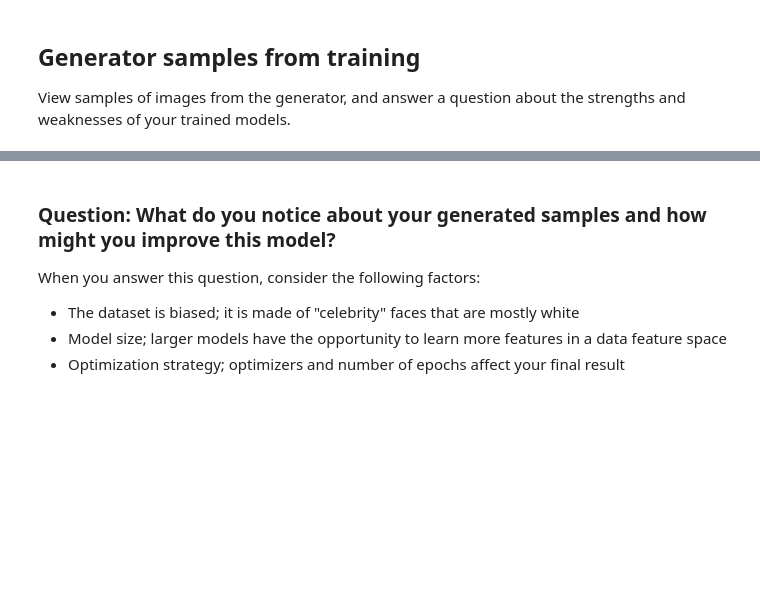
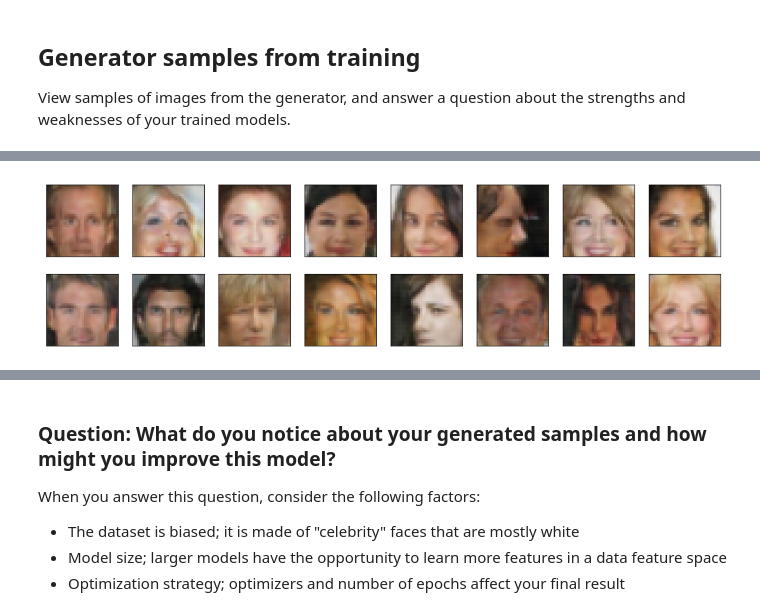
Before and after one commit to yikster/project-face-generation, a Jupyter notebook: dlnd_face_generation.ipynb, the cells around one changed output, grey strips where cells are left out. Drawn from its saved outputs; the diff is of its cells as text; code cells hidden in the pictures; blank space fills up the shorter version.

```diff
--- a/dlnd_face_generation.ipynb
+++ b/dlnd_face_generation.ipynb
@@ -707,0 +712,4 @@ _ = view_samples(-1, samples)
+# %%
+_ = view_samples(80, samples)
+# %% [output]
+[figure, added]
```
Also changed, not shown: parts of 12 cells of this notebook.
